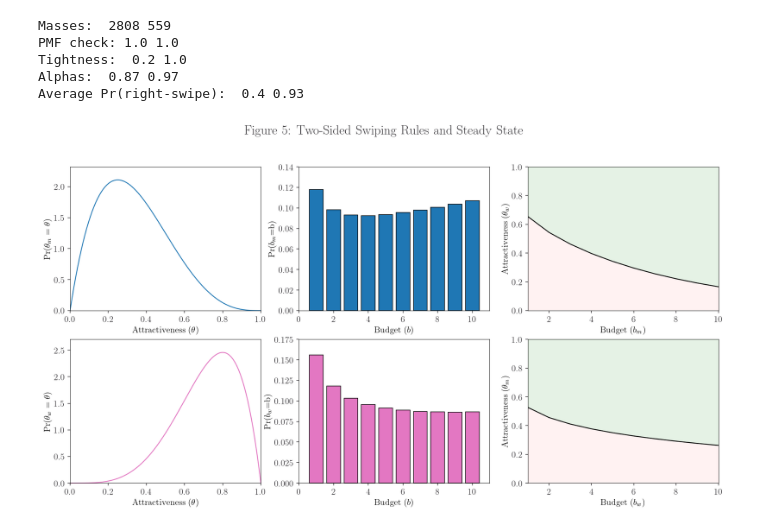
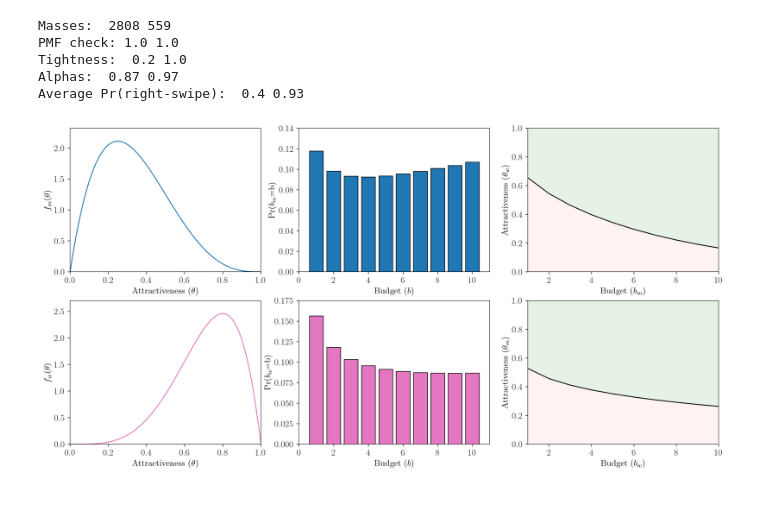
Before and after one commit to patohdzs/project-swipe, a Jupyter notebook: code/model-two/solution.ipynb, the cells around one changed output. Saved outputs shown, nothing was run; the diff lists cells and outputs as text; code cells hidden in the pictures; blank space fills up the shorter version.

Commit message:
Multiple changes
- Developed ABM simulations
- Advances on lit review
- Removed figure titles

```diff
--- a/code/model-two/solution.ipynb
+++ b/code/model-two/solution.ipynb
@@ -193,34 +193,34 @@ axs[1,0].plot(x, Fw.pdf(x), color='tab:pink')
 # Plotting Marginal PMFs
 axs[0,1].set_xlim(0,Bm+1)
 axs[0,1].bar(bm_vals, Pbm, color='tab:blue')
 
 axs[1,1].set_xlim(0,Bw+1)
 axs[1,1].bar(bw_vals, Pbw, color='tab:pink')
 
 axs[0,1].set(xlabel=r'Budget ($b$)', ylabel=r'Pr($b_m$=b)')
 axs[1,1].set(xlabel=r'Budget ($b$)', ylabel=r'Pr($b_w$=b)')
 
 #axs[0,0].set_title('Men',loc='center')
-axs[0,0].set(xlabel=r'Attractiveness ($\theta$)', ylabel=r'Pr($\theta_m=\theta$)')
+axs[0,0].set(xlabel=r'Attractiveness ($\theta$)', ylabel=r'$f_m(\theta)$')
 
 #axs[0,1].set_title('Women',loc='center')
-axs[1,0].set(xlabel=r'Attractiveness ($\theta$)', ylabel=r'Pr($\theta_w=\theta$)')
+axs[1,0].set(xlabel=r'Attractiveness ($\theta$)', ylabel=r'$f_w(\theta)$')
 
 
 for i in range(2):
     B = Bm if i==0 else Bw
     b_vals = bm_vals if i==0 else bw_vals
     θ_vals = μ_star if i==0 else ω_star
 
     axs[i,2].set_xlim(1,B)
     axs[i,2].set_ylim(0,1)
     axs[i,2].plot(b_vals, θ_vals, color='k')
     axs[i,2].fill_between(b_vals, 0, θ_vals, color='red', alpha=0.05)
     axs[i,2].fill_between(b_vals, θ_vals, 1, color='green', alpha=0.1)
 axs[0,2].set(xlabel=r'Budget ($b_m$)', ylabel=r'Attractiveness ($\theta_w$)')
 axs[1,2].set(xlabel=r'Budget ($b_w$)', ylabel=r'Attractiveness ($\theta_m$)')
-fig.suptitle('Figure 5: Two-Sided Swiping Rules and Steady State ')
+# fig.suptitle('Figure 5: Two-Sided Swiping Rules and Steady State ')
 plt.savefig('../../figures/mkt-cs.png')
 plt.show()
 # %% [output]
-[figure, old version]
+[figure, new version]
```
Also changed, not shown: parts of 1 cell of this notebook, 19 other files.
